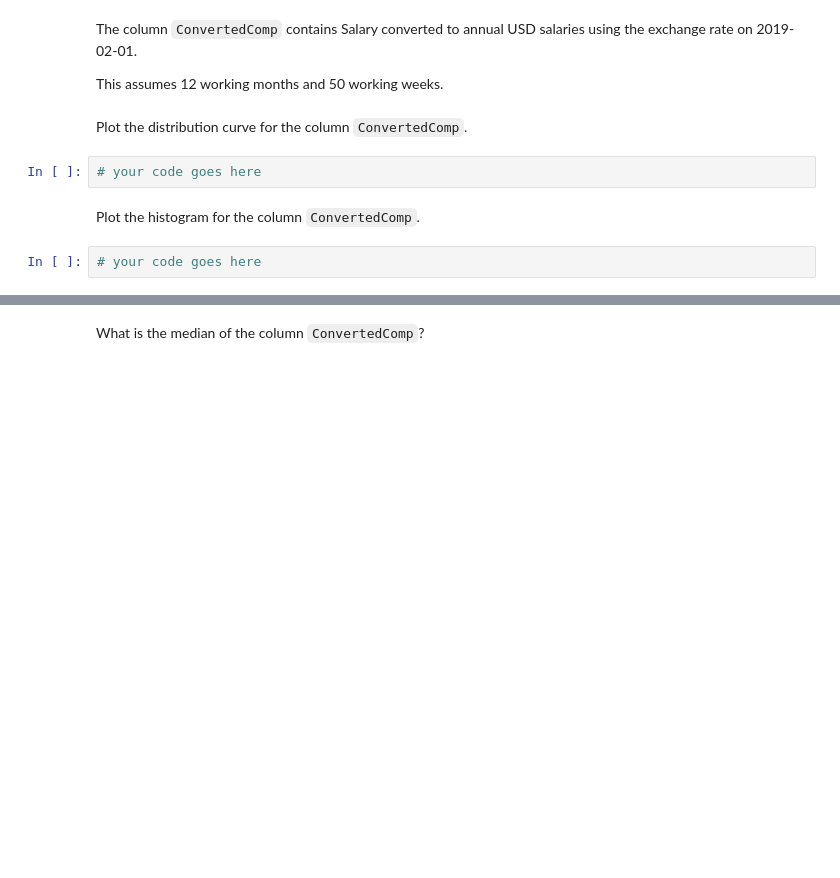
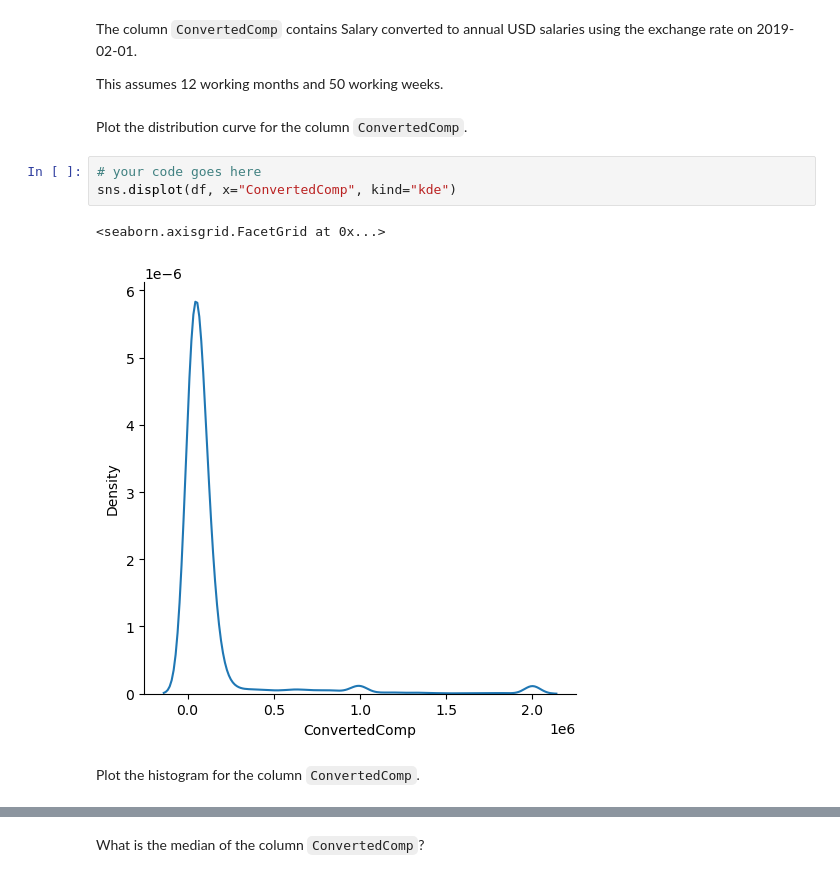
Before and after one commit to VinodKumarKP/dataanalyst_capstone, a Jupyter notebook: M3ExploratoryDataAnalysis-lab.ipynb, the cells around one changed output, grey strips where cells are left out. Cells and saved outputs as stored; diff of their text form; blank space fills up the shorter version.

```diff
--- a/M3ExploratoryDataAnalysis-lab.ipynb
+++ b/M3ExploratoryDataAnalysis-lab.ipynb
@@ -49,7 +67,9 @@ This assumes 12 working months and 50 working weeks.
 Plot the distribution curve for the column `ConvertedComp`.
 # %%
 # your code goes here
+sns.displot(df, x="ConvertedComp", kind="kde")
+# %% [output]
+<seaborn.axisgrid.FacetGrid at 0x...>
+[figure, added]
 # %% [markdown]
 Plot the histogram for the column `ConvertedComp`.
-# %%
-# your code goes here
```
Also changed, not shown: parts of 16 cells of this notebook.
